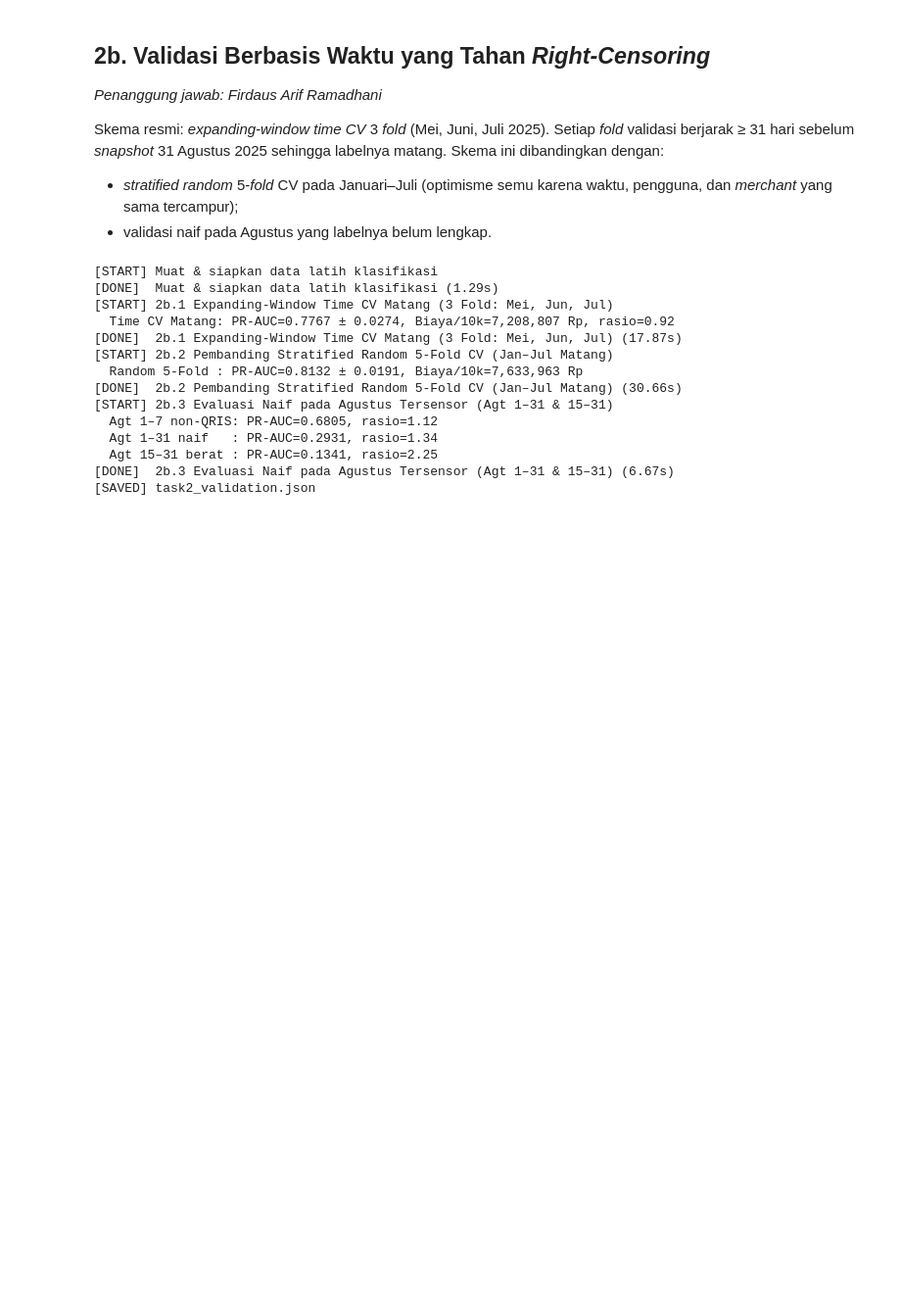
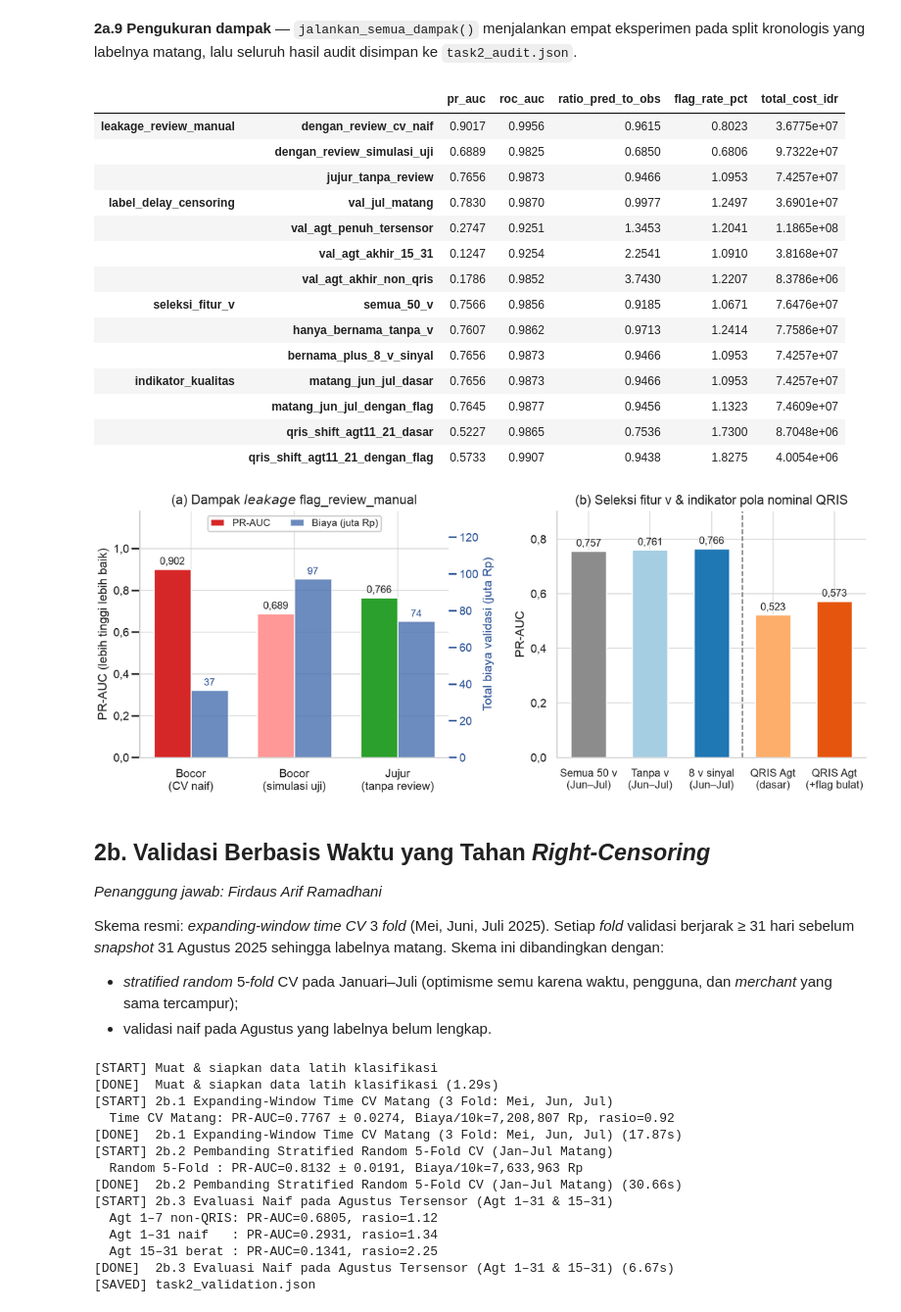
Before and after one commit to Nerodix/uts-ml-2026, a Jupyter notebook: kode/notebooks/tugas2_klasifikasi.ipynb, the cells around one changed output. Shown at 98% size. Saved outputs shown, nothing was run; the diff lists cells and outputs as text; code cells hidden in the pictures; blank space fills up the shorter version.

Commit message:
refactor(notebook): pecah butir 2a Tugas 2 menjadi pemanggilan fungsi audit per pemeriksaan

```diff
--- a/kode/notebooks/tugas2_klasifikasi.ipynb
+++ b/kode/notebooks/tugas2_klasifikasi.ipynb
@@ -183,0 +185,4 @@ for nama in (
+# %%
+audit["leakage_review"] = cek_leakage_review_manual(train, test, simpan_plot=True)
+ringkas(audit["leakage_review"])
+tampilkan_gambar("task2_2a2_leakage_review.png")
@@ -183,0 +210,3 @@ for nama in (
+# %%
+audit["kualitas"] = cek_kualitas_fitur_dan_anomali(train, test)
+ringkas(audit["kualitas"])
@@ -183,0 +233,5 @@ for nama in (
+# %%
+audit["v_screening"] = cek_screening_fitur_v(train, test, simpan_plot=True)
+print("Fitur v bersinyal:", audit["v_screening"]["signal_v_cols"])
+ringkas(audit["v_screening"]["v15_detail"])
+tampilkan_gambar("task2_2a3_v_screening.png")
@@ -183,0 +253,4 @@ for nama in (
+# %%
+audit["pattern_shift"] = cek_pergeseran_pola_fraud(train, test, simpan_plot=True)
+ringkas(audit["pattern_shift"])
+tampilkan_gambar("task2_2a4_pattern_shift.png")
@@ -184,3 +276,37 @@ for nama in (
+# %% [markdown]
+**2a.9 Pengukuran dampak** — `jalankan_semua_dampak()` menjalankan empat eksperimen pada split
+kronologis yang labelnya matang, lalu seluruh hasil audit disimpan ke `task2_audit.json`.
+# %%
+audit["dampak"] = jalankan_semua_dampak(train, seed=SEED, simpan_plot=True)
+save_json(audit, RESULTS_DIR / "task2_audit.json")
+
+kolom = ["pr_auc", "roc_auc", "ratio_pred_to_obs", "flag_rate_pct", "total_cost_idr"]
+baris = {}
+for eksperimen, isi in audit["dampak"].items():
+    if not isinstance(isi, dict) or eksperimen == "split_info":
+        continue
+    for varian, metrik in isi.items():
+        if isinstance(metrik, dict) and "pr_auc" in metrik:
+            baris[(eksperimen, varian)] = {k: metrik.get(k) for k in kolom}
+display(pd.DataFrame.from_dict(baris, orient="index"))
+tampilkan_gambar("task2_2a5_dampak_audit.png")
+# %% [output]
+|  |  | pr_auc | roc_auc | ratio_pred_to_obs | flag_rate_pct | total_cost_idr |
+| leakage_review_manual | dengan_review_cv_naif | 0.9017 | 0.9956 | 0.9615 | 0.8023 | 3.6775e+07 |
+|  | dengan_review_simulasi_uji | 0.6889 | 0.9825 | 0.6850 | 0.6806 | 9.7322e+07 |
+|  | jujur_tanpa_review | 0.7656 | 0.9873 | 0.9466 | 1.0953 | 7.4257e+07 |
+| label_delay_censoring | val_jul_matang | 0.7830 | 0.9870 | 0.9977 | 1.2497 | 3.6901e+07 |
+|  | val_agt_penuh_tersensor | 0.2747 | 0.9251 | 1.3453 | 1.2041 | 1.1865e+08 |
+|  | val_agt_akhir_15_31 | 0.1247 | 0.9254 | 2.2541 | 1.0910 | 3.8168e+07 |
+|  | val_agt_akhir_non_qris | 0.1786 | 0.9852 | 3.7430 | 1.2207 | 8.3786e+06 |
+| seleksi_fitur_v | semua_50_v | 0.7566 | 0.9856 | 0.9185 | 1.0671 | 7.6476e+07 |
+|  | hanya_bernama_tanpa_v | 0.7607 | 0.9862 | 0.9713 | 1.2414 | 7.7586e+07 |
+|  | bernama_plus_8_v_sinyal | 0.7656 | 0.9873 | 0.9466 | 1.0953 | 7.4257e+07 |
+| indikator_kualitas | matang_jun_jul_dasar | 0.7656 | 0.9873 | 0.9466 | 1.0953 | 7.4257e+07 |
+|  | matang_jun_jul_dengan_flag | 0.7645 | 0.9877 | 0.9456 | 1.1323 | 7.4609e+07 |
+|  | qris_shift_agt11_21_dasar | 0.5227 | 0.9865 | 0.7536 | 1.7300 | 8.7048e+06 |
+|  | qris_shift_agt11_21_dengan_flag | 0.5733 | 0.9907 | 0.9438 | 1.8275 | 4.0054e+06 |
+[figure, added]
 # %% [markdown]
 ## 2b. Validasi Berbasis Waktu yang Tahan *Right-Censoring*
 
```
Also changed, not shown: parts of 24 cells of this notebook.
